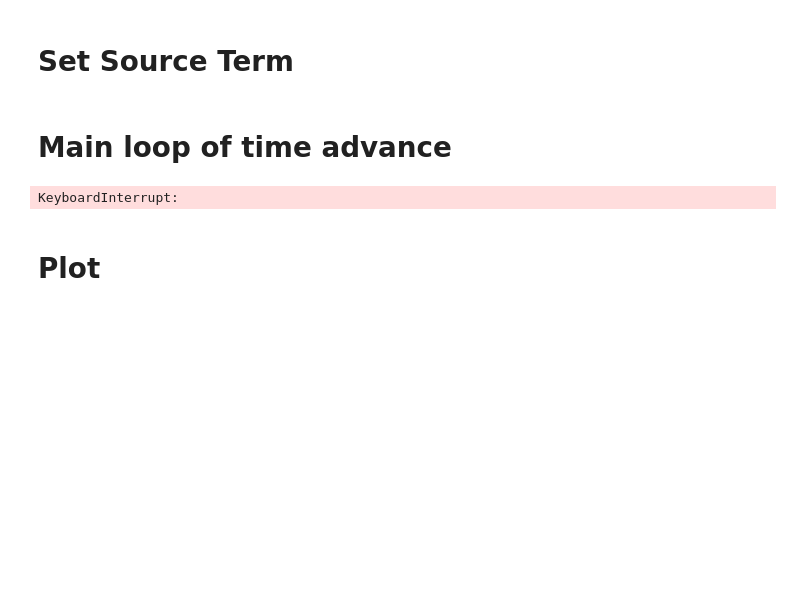
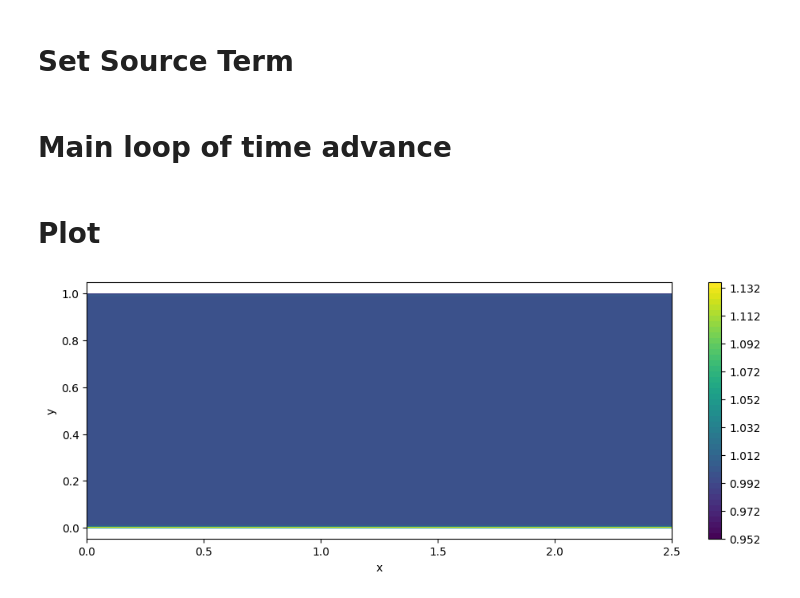
Before and after one commit to wth666/JANC_test, a Jupyter notebook: examples/janc_basic_example2.ipynb, the cells around one changed output. Drawn from its saved outputs; the diff is of its cells as text; code cells hidden in the pictures; blank space fills up the shorter version.

```diff
--- a/examples/janc_basic_example2.ipynb
+++ b/examples/janc_basic_example2.ipynb
@@ -324,23 +325,23 @@ user_set = {'self_defined_source_terms': pSource}
 # %%
 ##minimum implementations of 【advance_one_step】:
 dt = 5e-9/(nondim.t0)
-nt = 100
+nt = 20000
 field = jnp.concatenate([U,aux],axis=0)
 for step in tqdm(range(nt),desc="progress", unit="step"):
   field = advance_one_step(field,dx,dy,dt,theta)
   fieldVis = field/theta['AR'][0:1,:,:]
-# %% [output]
-KeyboardInterrupt:
 # %% [markdown]
 # Plot
 # %%
-rho,u,v,Y,p,a = U_to_prim(field[0:-2],field[-2:])
+#rho,u,v,Ys,p,a = U_to_prim(field[0:-2],field[-2:])
 plt.figure(figsize=(10, 4))
 plt.contourf(X, Y, field[-1], levels=50, cmap='viridis')
 #plt.clim(0, 4)
 plt.xlabel('x')
 plt.ylabel('y')
 plt.colorbar()
 plt.tight_layout()
 plt.axis('equal')
 plt.show()
+# %% [output]
+[figure, added]
```
Also changed, not shown: parts of 4 cells of this notebook.
